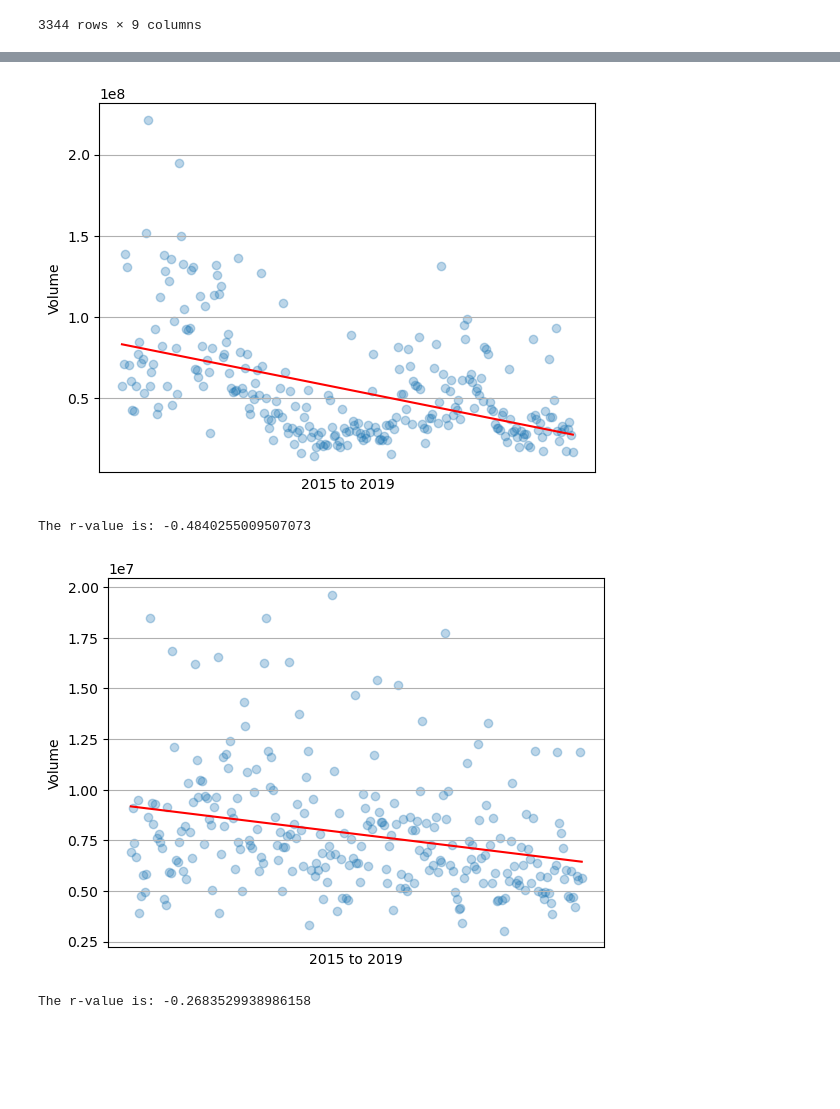
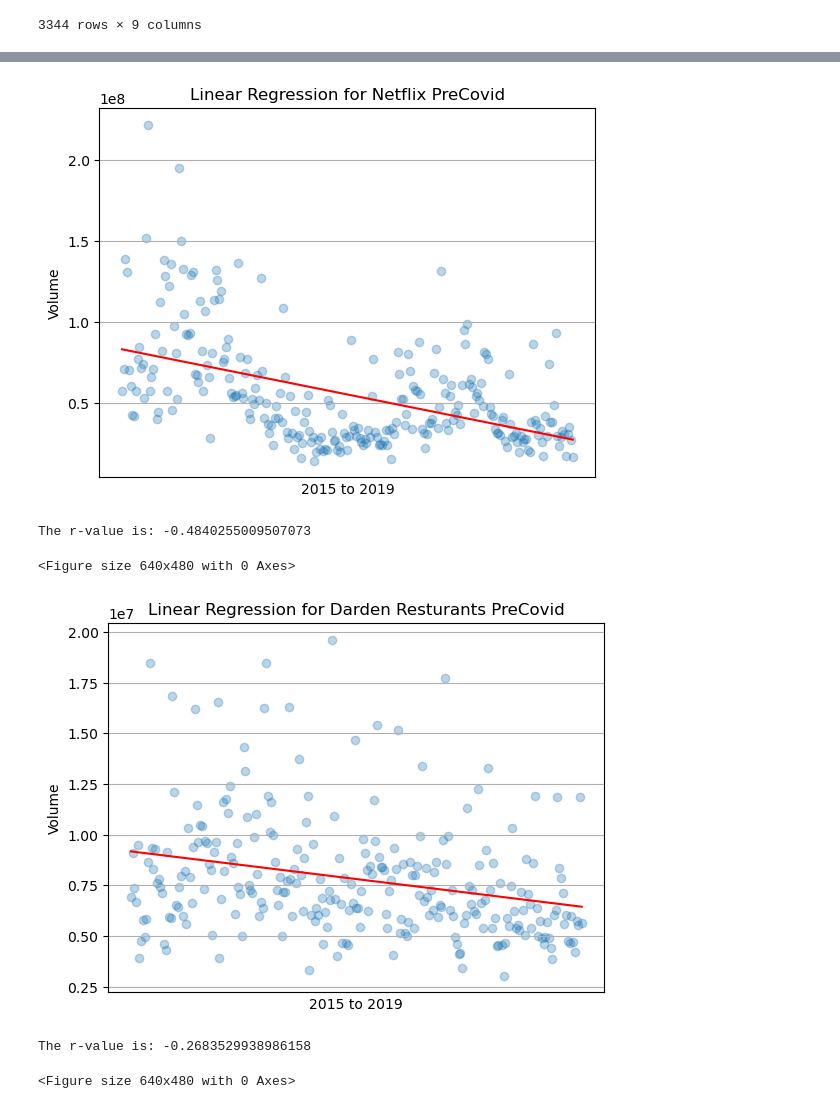
Before and after one commit to pathfindereleven/StockMkt_Analysis, a Jupyter notebook: combo #5.ipynb, the cells around one changed output, grey strips where cells are left out. Drawn from its saved outputs; the diff is of its cells as text; code cells hidden in the pictures; blank space fills up the shorter version.

```diff
--- a/combo #5.ipynb
+++ b/combo #5.ipynb
@@ -54,7 +54,7 @@ combined_df
 3344 rows × 9 columns
 # %%
 #Define a function for making scatter plot pre-cvoid
-def precovid(x_values, y_values):
+def precovid(x_values, y_values, title=''):
     (slope, intercept, r_value, p_value, std_err) = linregress(x_values, y_values)
 
     regress_values = x_values * slope + intercept
@@ -70,6 +70,7 @@ def precovid(x_values, y_values):
 
     plt.xlabel('2015 to 2019')
     plt.ylabel('Volume')
+    plt.title(title)
 
     plt.show()
     print(f"The r-value is: {r_value}")
@@ -137,11 +145,15 @@ The r-value is: 0.1085300427206932
 # %%
-precovid(precovid_nflx['Date'], precovid_nflx['Volume'])
+precovid(precovid_nflx['Date'], precovid_nflx['Volume'], title='Linear Regression for Netflix PreCovid')
+plt.savefig("output_data/PreCovid_NFLX.png")
 # %% [output]
-[figure, old version]
+[figure, new version]
 The r-value is: -0.4840255009507073
+<Figure size 640x480 with 0 Axes>
 # %%
-precovid(precovid_dri['Date'], precovid_dri['Volume'])
+precovid(precovid_dri['Date'], precovid_dri['Volume'], title='Linear Regression for Darden Resturants PreCovid')
+plt.savefig("output_data/PreCovid_DRI.png")
 # %% [output]
-[figure, old version]
+[figure, new version]
 The r-value is: -0.2683529938986158
+<Figure size 640x480 with 0 Axes>
 # %%
```
Also changed, not shown: parts of 15 cells of this notebook, 17 other files.
